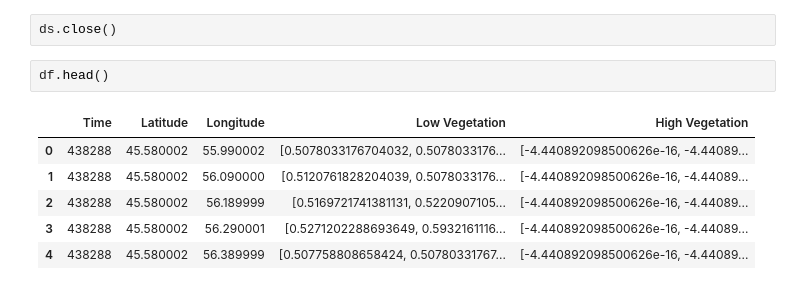
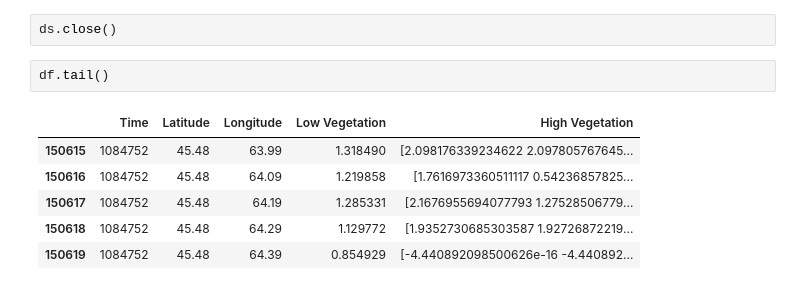
Before and after one commit to NodiraTillayeva/ERA5Analysis, a Jupyter notebook: ParseNC.ipynb, the cells around one changed output. Saved outputs shown, nothing was run; the diff lists cells and outputs as text.

```diff
--- a/ParseNC.ipynb
+++ b/ParseNC.ipynb
@@ -80,11 +80,11 @@ dataset.close()
 # %%
 ds.close()
 # %%
-df.head()
+df.tail()
 # %% [output]
 |  | Time | Latitude | Longitude | Low Vegetation | High Vegetation |
-| 0 | 438288 | 45.580002 | 55.990002 | [0.5078033176704032, 0.5078033176... | [-4.440892098500626e-16, -4.44089... |
-| 1 | 438288 | 45.580002 | 56.090000 | [0.5120761828204039, 0.5078033176... | [-4.440892098500626e-16, -4.44089... |
-| 2 | 438288 | 45.580002 | 56.189999 | [0.5169721741381131, 0.5220907105... | [-4.440892098500626e-16, -4.44089... |
-| 3 | 438288 | 45.580002 | 56.290001 | [0.5271202288693649, 0.5932161116... | [-4.440892098500626e-16, -4.44089... |
-| 4 | 438288 | 45.580002 | 56.389999 | [0.507758808658424, 0.50780331767... | [-4.440892098500626e-16, -4.44089... |
+| 150615 | 1084752 | 45.48 | 63.99 | 1.318490 | [2.098176339234622 2.097805767645... |
+| 150616 | 1084752 | 45.48 | 64.09 | 1.219858 | [1.7616973360511117 0.54236857825... |
+| 150617 | 1084752 | 45.48 | 64.19 | 1.285331 | [2.1676955694077793 1.27528506779... |
+| 150618 | 1084752 | 45.48 | 64.29 | 1.129772 | [1.9352730685303587 1.92726872219... |
+| 150619 | 1084752 | 45.48 | 64.39 | 0.854929 | [-4.440892098500626e-16 -4.440892... |
```
Also changed, not shown: parts of 2 cells of this notebook.
